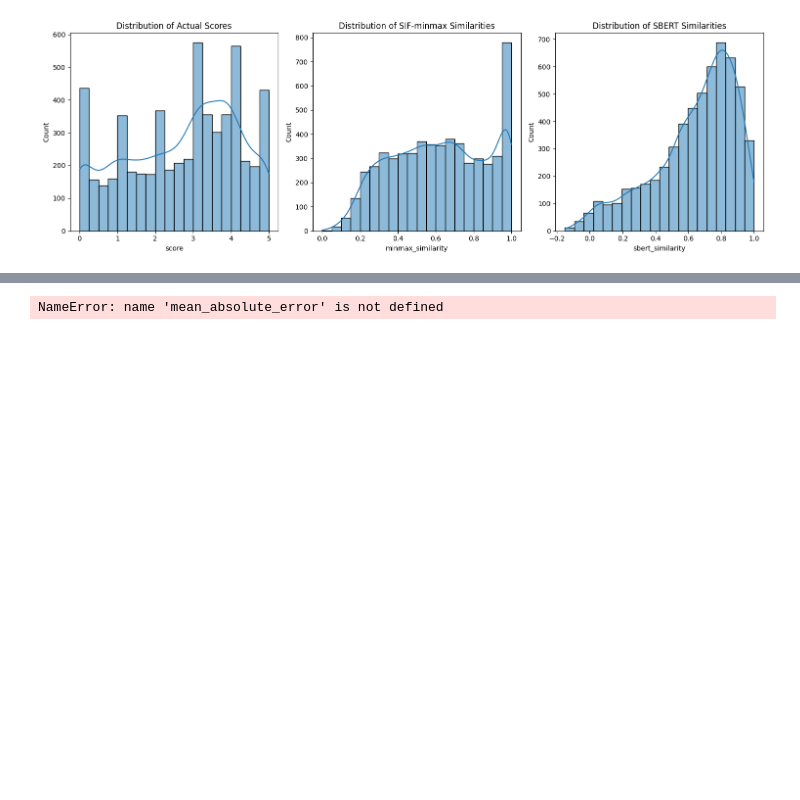
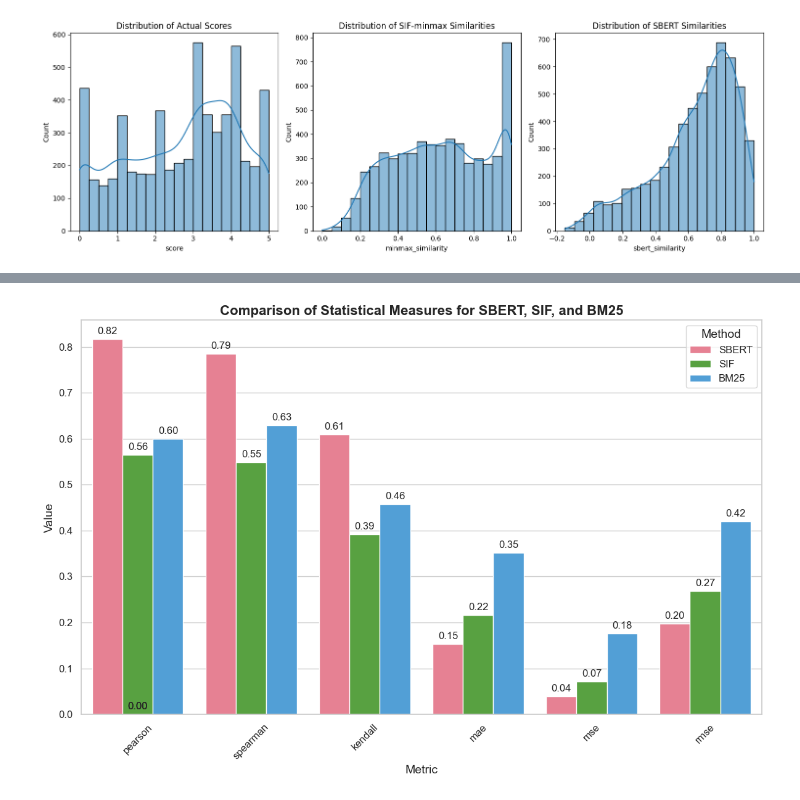
Before and after one commit to dj-sorry/SIF-minmax-vs-sbert, a Jupyter notebook: notebooks/sif-sbert-bm25.ipynb, the cells around one changed output, grey strips where cells are left out. Saved outputs shown, nothing was run; the diff lists cells and outputs as text; code cells hidden in the pictures; blank space fills up the shorter version.

```diff
--- a/notebooks/sif-sbert-bm25.ipynb
+++ b/notebooks/sif-sbert-bm25.ipynb
@@ -53,6 +53,8 @@ df_sts['minmax_similarity'] = scaled_similarities
 #compute SBERT
 
 model = SentenceTransformer('all-MiniLM-L6-v2')
+df_sts['sentence1'] = df_sts['sentence1'].apply(' '.join)
+df_sts['sentence2'] = df_sts['sentence2'].apply(' '.join)
 embeddings1 = model.encode(df_sts['sentence1'].tolist())
 embeddings2 = model.encode(df_sts['sentence2'].tolist())
 
@@ -167,55 +140,29 @@ analyze_errors(df_sts)
 # %%
 def compute_statistics(df_sts):
-    # Pearson Correlation
+
     sbert_pearson_corr = np.corrcoef(df_sts['score'], df_sts['sbert_similarity'])[0, 1]
     sif_pearson_corr = np.corrcoef(df_sts['score'], df_sts['minmax_similarity'])[0, 1]
     bm25_pearson_corr = np.corrcoef(df_sts['score'], df_sts['bm25_similarity'])[0, 1]
 
-    # Spearman Correlation
     sbert_spearman_corr, _ = stats.spearmanr(df_sts['score'], df_sts['sbert_similarity'])
     sif_spearman_corr, _ = stats.spearmanr(df_sts['score'], df_sts['minmax_similarity'])
     bm25_spearman_corr, _ = stats.spearmanr(df_sts['score'], df_sts['bm25_similarity'])
 
-    # Kendall's Tau
     sbert_kendall_tau, _ = stats.kendalltau(df_sts['score'], df_sts['sbert_similarity'])
     sif_kendall_tau, _ = stats.kendalltau(df_sts['score'], df_sts['minmax_similarity'])
     bm25_kendall_tau, _ = stats.kendalltau(df_sts['score'], df_sts['bm25_similarity'])
 
-    # Mean Absolute Error
     sbert_mae = mean_absolute_error(df_sts['score_normalized'], df_sts['sbert_similarity'])
     sif_mae = mean_absolute_error(df_sts['score_normalized'], df_sts['minmax_similarity'])
     bm25_mae = mean_absolute_error(df_sts['score_normalized'], df_sts['bm25_similarity'])
 
-    # Mean Squared Error
     sbert_mse = mean_squared_error(df_sts['score_normalized'], df_sts['sbert_similarity'])
     sif_mse = mean_squared_error(df_sts['score_normalized'], df_sts['minmax_similarity'])
     bm25_mse = mean_squared_error(df_sts['score_normalized'], df_sts['bm25_similarity'])
 
-    # Root Mean Squared Error
     sbert_rmse = np.sqrt(sbert_mse)
     sif_rmse = np.sqrt(sif_mse)
     bm25_rmse = np.sqrt(bm25_mse)
-
-    print(f'SentenceTransformer Pearson Correlation: {sbert_pearson_corr}')
-    print(f'SentenceTransformer Spearman Correlation: {sbert_spearman_corr}')
-    print(f'SentenceTransformer Kendall’s Tau: {sbert_kendall_tau}')
-    print(f'SentenceTransformer MAE: {sbert_mae}')
-    print(f'SentenceTransformer MSE: {sbert_mse}')
-    print(f'SentenceTransformer RMSE: {sbert_rmse}')
-
-    print(f'SIF Pearson Correlation: {sif_pearson_corr}')
-    print(f'SIF Spearman Correlation: {sif_spearman_corr}')
-    print(f'SIF Kendall’s Tau: {sif_kendall_tau}')
-    print(f'SIF MAE: {sif_mae}')
-    print(f'SIF MSE: {sif_mse}')
-    print(f'SIF RMSE: {sif_rmse}')
-
-    print(f'BM25 Pearson Correlation: {bm25_pearson_corr}')
-    print(f'BM25 Spearman Correlation: {bm25_spearman_corr}')
-    print(f'BM25 Kendall’s Tau: {bm25_kendall_tau}')
-    print(f'BM25 MAE: {bm25_mae}')
-    print(f'BM25 MSE: {bm25_mse}')
-    print(f'BM25 RMSE: {bm25_rmse}')
 
     return {
         "sbert": {
@@ -233,43 +180,57 @@ def compute_statistics(df_sts):
             "mae": sif_mae,
             "mse": sif_mse,
             "rmse": sif_rmse,
-
         },
         "bm25": {
             "pearson": bm25_pearson_corr,
             "spearman": bm25_spearman_corr,
             "kendall": bm25_kendall_tau,
             "mae": bm25_mae,
             "mse": bm25_mse,
             "rmse": bm25_rmse,
-
         }
     }
 
 statistics = compute_statistics(df_sts)
 
 def visualize_statistics(statistics):
-    metrics = ["pearson", "spearman", "kendall", "mae", "mse", "rmse", "r2"]
+    metrics = ["pearson", "spearman", "kendall", "mae", "mse", "rmse"]
     sbert_values = [statistics["sbert"][metric] for metric in metrics]
     sif_values = [statistics["sif"][metric] for metric in metrics]
     bm25_values = [statistics["bm25"][metric] for metric in metrics]
 
     df_stats = pd.DataFrame({
         "Metric": metrics,
         "SBERT": sbert_values,
         "SIF": sif_values,
         "BM25": bm25_values
     })
 
     df_stats_melted = df_stats.melt(id_vars="Metric", var_name="Method", value_name="Value")
 
-    plt.figure(figsize=(10, 6))
-    sns.barplot(data=df_stats_melted, x="Metric", y="Value", hue="Method")
-    plt.title('Comparison of Statistical Measures for SBERT, SIF, and BM25')
-    plt.xticks(rotation=45)
+    plt.figure(figsize=(12, 8))
+    sns.set(style="whitegrid")
+    palette = sns.color_palette("husl", 3)  # Modern color palette
+
+    barplot = sns.barplot(data=df_stats_melted, x="Metric", y="Value", hue="Method", palette=palette)
+
+    # Adding value labels
+    for p in barplot.patches:
+        barplot.annotate(format(p.get_height(), '.2f'),
+                         (p.get_x() + p.get_width() / 2., p.get_height()),
+                         ha = 'center', va = 'center',
+                         xytext = (0, 9),
+                         textcoords = 'offset points')
+
+    plt.title('Comparison of Statistical Measures for SBERT, SIF, and BM25', fontsize=16, weight='bold')
+    plt.xlabel('Metric', fontsize=14)
+    plt.ylabel('Value', fontsize=14)
+    plt.xticks(rotation=45, fontsize=12)
+    plt.yticks(fontsize=12)
+    plt.legend(title='Method', fontsize=12, title_fontsize=14)
     plt.tight_layout()
     plt.show()
 
 visualize_statistics(statistics)
 # %% [output]
-NameError: name 'mean_absolute_error' is not defined
+[figure, added]
```
Also changed, not shown: parts of 5 cells of this notebook.
